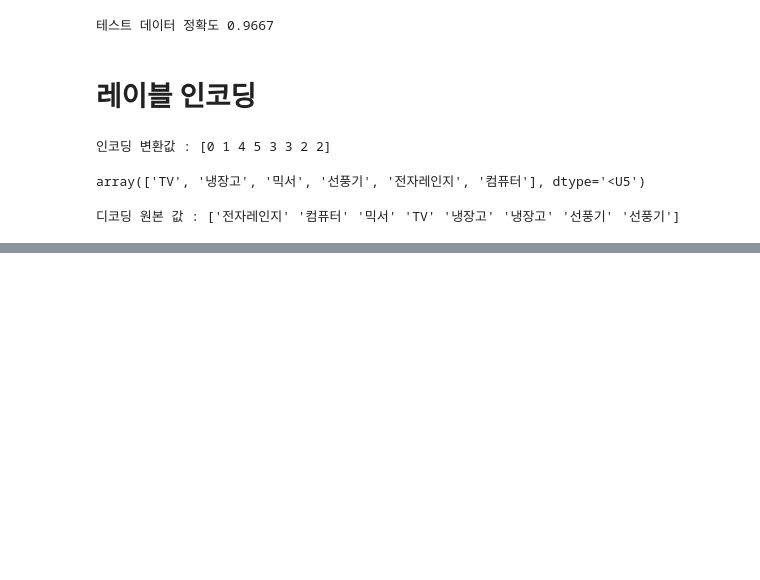
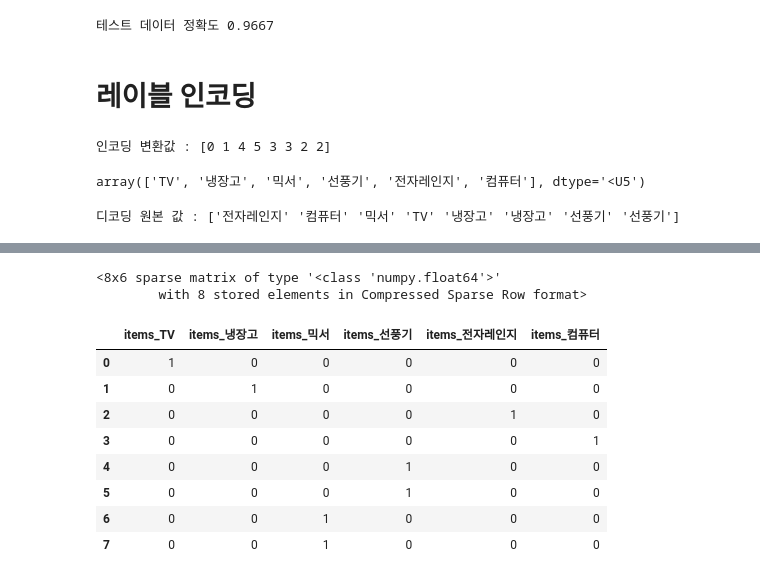
Before and after one commit to SeongminLee812/Python_ML_perfect_guide, a Jupyter notebook: Scikit_learn_practice.ipynb, the cells around one changed output, grey strips where cells are left out. Saved outputs shown, nothing was run; the diff lists cells and outputs as text; code cells hidden in the pictures; blank space fills up the shorter version.

```diff
--- a/Scikit_learn_practice.ipynb
+++ b/Scikit_learn_practice.ipynb
@@ -447,0 +479,20 @@ print('디코딩 원본 값 :', encoder.inverse_transform([4, 5, 2, 0, 1, 1, 3,
+# %%
+oh_labels
+# %% [output]
+<8x6 sparse matrix of type '<class 'numpy.float64'>'
+        with 8 stored elements in Compressed Sparse Row format>
+# %%
+import pandas as pd
+
+df = pd.DataFrame({'items' : ['TV', '냉장고', '전자레인지', '컴퓨터', '선풍기', '선풍기', '믹서', '믹서']})
+pd.get_dummies(df)
+# %% [output]
+|  | items_TV | items_냉장고 | items_믹서 | items_선풍기 | items_전자레인지 | items_컴퓨터 |
+| 0 | 1 | 0 | 0 | 0 | 0 | 0 |
+| 1 | 0 | 1 | 0 | 0 | 0 | 0 |
+| 2 | 0 | 0 | 0 | 0 | 1 | 0 |
+| 3 | 0 | 0 | 0 | 0 | 0 | 1 |
+| 4 | 0 | 0 | 0 | 1 | 0 | 0 |
+| 5 | 0 | 0 | 0 | 1 | 0 | 0 |
+| 6 | 0 | 0 | 1 | 0 | 0 | 0 |
+| 7 | 0 | 0 | 1 | 0 | 0 | 0 |
```
Also changed, not shown: parts of 2 cells of this notebook.
